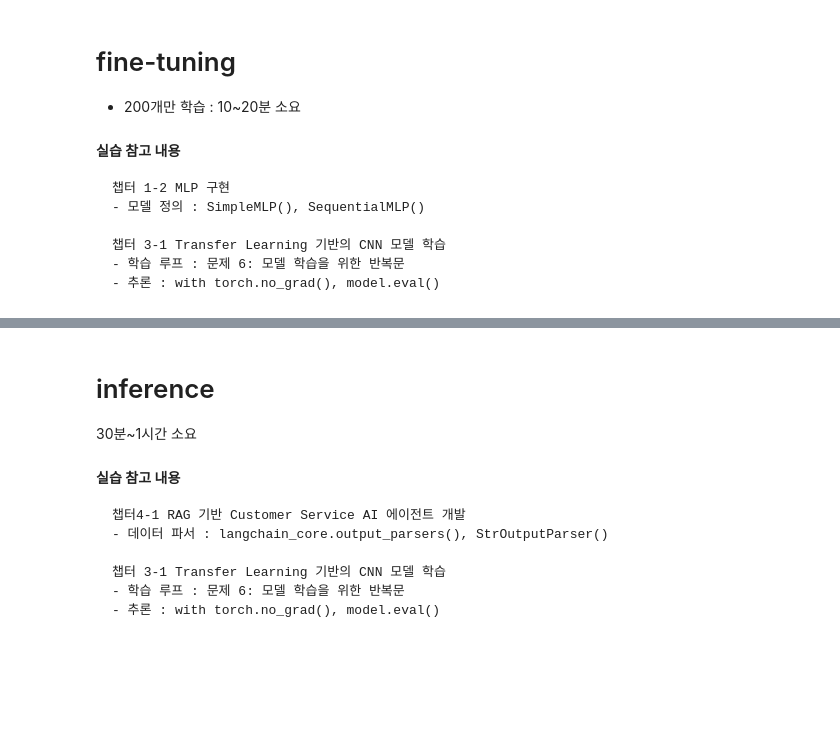
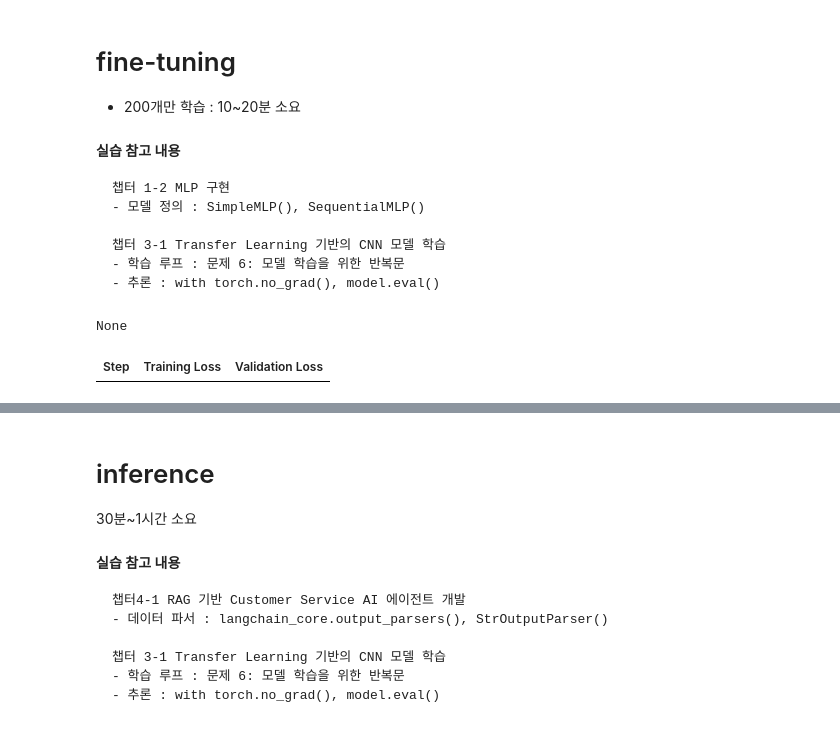
Before and after one commit to smj1513/ssafy_kaggle_vqa, a Jupyter notebook: 251023_Baseline.ipynb, the cells around one changed output, grey strips where cells are left out. Drawn from its saved outputs; the diff is of its cells as text; code cells hidden in the pictures; blank space fills up the shorter version.

```diff
--- a/251023_Baseline.ipynb
+++ b/251023_Baseline.ipynb
@@ -167,7 +172,7 @@ processor = AutoProcessor.from_pretrained(
 )
 
 # 사전학습 모델
-base_model = AutoModelForVision2Seq.from_pretrained(
+base_model = AutoModelForImageTextToText.from_pretrained(
     MODEL_ID,
     quantization_config=bnb_config,
     device_map="auto",
@@ -338,3 +347,46 @@ Train samples: 3109, Valid samples: 778
     챕터 3-1 Transfer Learning 기반의 CNN 모델 학습
     - 학습 루프 : 문제 6: 모델 학습을 위한 반복문
     - 추론 : with torch.no_grad(), model.eval()
+# %%
+from transformers import Trainer, TrainingArguments
+from torch.utils.data import Dataset
+from dataclasses import dataclass
+from typing import Any
+from PIL import Image
+import torch
+
+training_args = TrainingArguments(
+    output_dir=SAVE_DIR,
+    num_train_epochs=EPOCHS,
+    per_device_train_batch_size=BATCH_SIZE,
+    per_device_eval_batch_size=BATCH_SIZE,
+    gradient_accumulation_steps=GRADIENT_ACCUMULATION_STEPS,
+    optim="adamw_torch",
+    learning_rate=LEARNING_RATE,
+    weight_decay=WEIGHT_DECAY,
+    lr_scheduler_type="linear",
+    warmup_ratio=WARMUP_RATIO,
+    logging_steps=10,  # 10 스텝마다 로그 출력
+    eval_on_start=True,
+    save_strategy="epoch",  # 한 에포크마다 모델 저장
+    eval_strategy="steps", # 10 스텝마다 검증
+    eval_steps=20,
+    bf16=True if DTYPE == torch.bfloat16 else False, # bfloat16 사용
+    report_to="none", # wandb, tensorboard 등 로깅 도구
+    remove_unused_columns=False, # 커스텀 데이터셋 사용시 중요
+)
+
+# --- 5. Trainer 객체 생성 ---
+trainer = Trainer(
+    model=model,
+    args=training_args,
+    train_dataset=train_ds,
+    eval_dataset=valid_ds,
+    data_collator=DataCollator(processor), # 직접 만든 콜레이터 전달
+)
+# %%
+# --- 6. 학습 시작! ---
+trainer.train()
+# %% [output]
+None
+| Step | Training Loss | Validation Loss |
```
Also changed, not shown: parts of 17 cells of this notebook.
